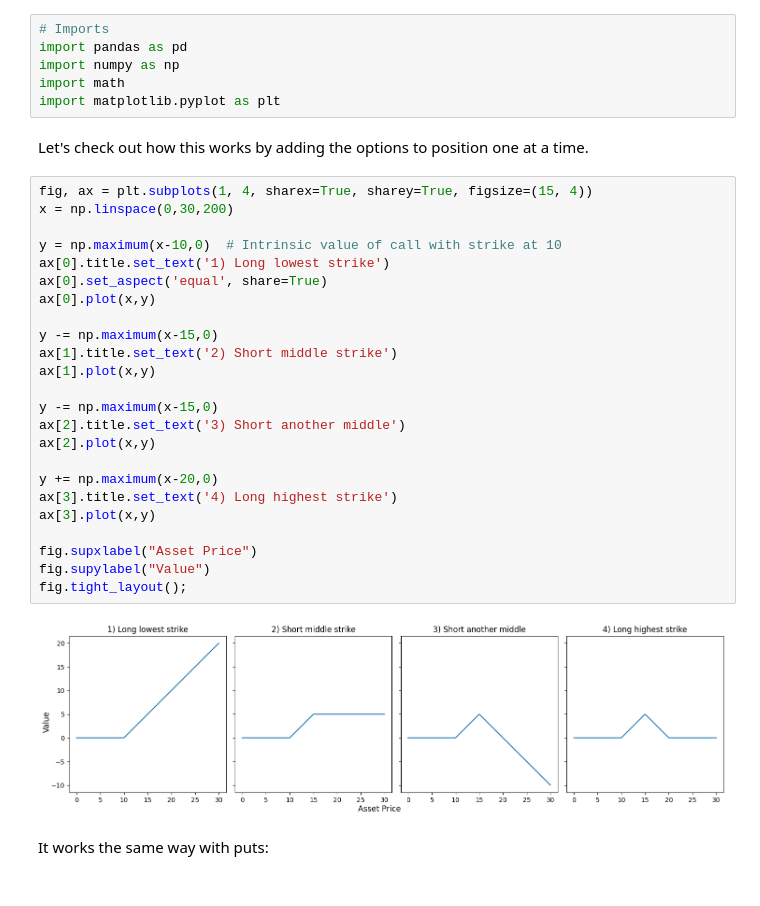
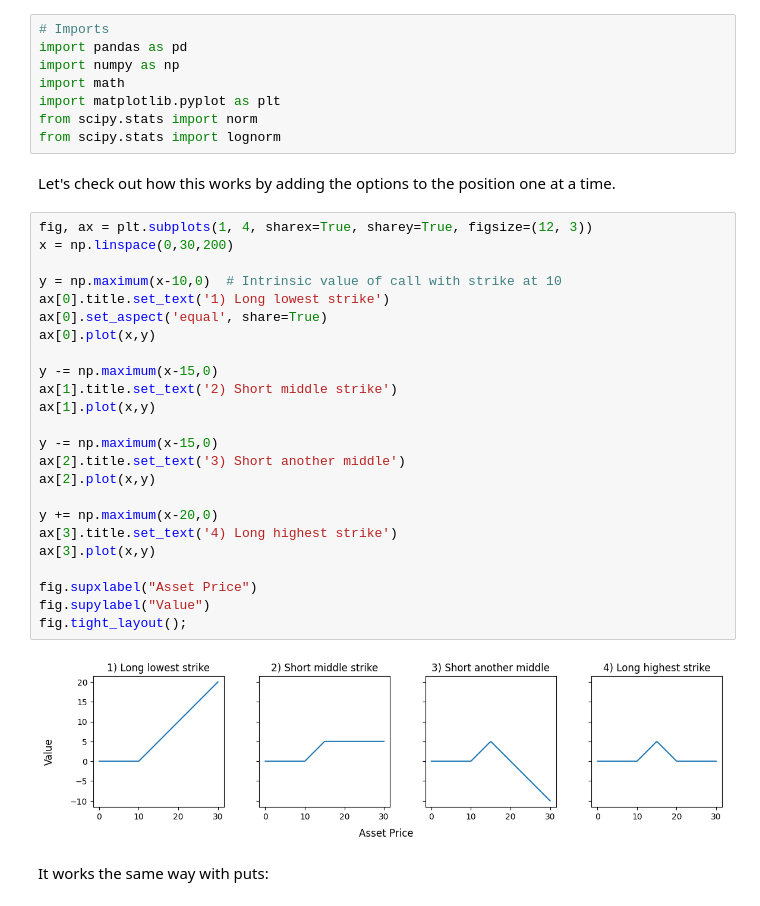
Before and after one commit to hdaniel17/options, a Jupyter notebook: implied-probability.ipynb, the cells around one changed output. Drawn from its saved outputs; the diff is of its cells as text.

```diff
--- a/implied-probability.ipynb
+++ b/implied-probability.ipynb
@@ -17,34 +19,36 @@ import pandas as pd
 import numpy as np
 import math
 import matplotlib.pyplot as plt
+from scipy.stats import norm
+from scipy.stats import lognorm
 # %% [markdown]
-Let's check out how this works by adding the options to position one at a time.
+Let's check out how this works by adding the options to the position one at a time.
 # %%
-fig, ax = plt.subplots(1, 4, sharex=True, sharey=True, figsize=(15, 4))
+fig, ax = plt.subplots(1, 4, sharex=True, sharey=True, figsize=(12, 3))
 x = np.linspace(0,30,200)
 
 y = np.maximum(x-10,0)  # Intrinsic value of call with strike at 10
 ax[0].title.set_text('1) Long lowest strike')
 ax[0].set_aspect('equal', share=True)
 ax[0].plot(x,y)
 
 y -= np.maximum(x-15,0)
 ax[1].title.set_text('2) Short middle strike')
 ax[1].plot(x,y)
 
 y -= np.maximum(x-15,0)
 ax[2].title.set_text('3) Short another middle')
 ax[2].plot(x,y)
 
 y += np.maximum(x-20,0)
 ax[3].title.set_text('4) Long highest strike')
 ax[3].plot(x,y)
 
 fig.supxlabel("Asset Price")
 fig.supylabel("Value")
 fig.tight_layout();
 # %% [output]
-[figure, old version]
+[figure, new version]
 # %% [markdown]
 It works the same way with puts:
 # %%
```
Also changed, not shown: parts of 8 cells of this notebook.
